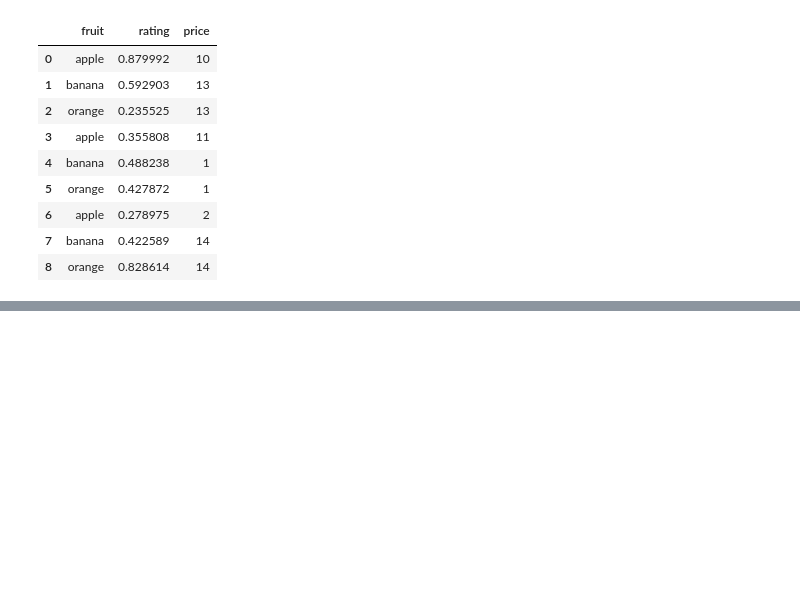
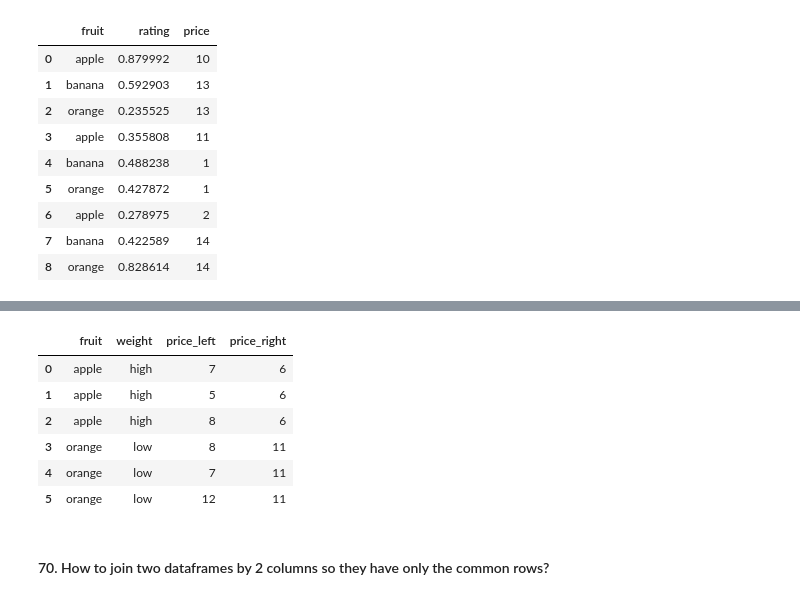
Before and after one commit to KarimaCha/Exercises_Python_NumPy_Pandas, a Jupyter notebook: 03_Pandas_Exercises_KC.ipynb, the cells around one changed output, grey strips where cells are left out. Saved outputs shown, nothing was run; the diff lists cells and outputs as text; code cells hidden in the pictures; blank space fills up the shorter version.

```diff
--- a/03_Pandas_Exercises_KC.ipynb
+++ b/03_Pandas_Exercises_KC.ipynb
@@ -3458,0 +3565,15 @@ Name: 4, dtype: object
+# %%
+# addition: drop redundant columns with .drop(..., axis=1)
+pd.merge(left=df1, right=df2, how='inner',
+         left_on=['fruit', 'weight'], right_on=['pazham', 'kilo'],
+         suffixes=['_left', '_right']).drop(['pazham','kilo'], axis=1)
+# %% [output]
+|  | fruit | weight | price_left | price_right |
+| 0 | apple | high | 7 | 6 |
+| 1 | apple | high | 5 | 6 |
+| 2 | apple | high | 8 | 6 |
+| 3 | orange | low | 8 | 11 |
+| 4 | orange | low | 7 | 11 |
+| 5 | orange | low | 12 | 11 |
+# %% [markdown]
+#### 70. How to join two dataframes by 2 columns so they have only the common rows?
```
Also changed, not shown: parts of 17 cells of this notebook.
